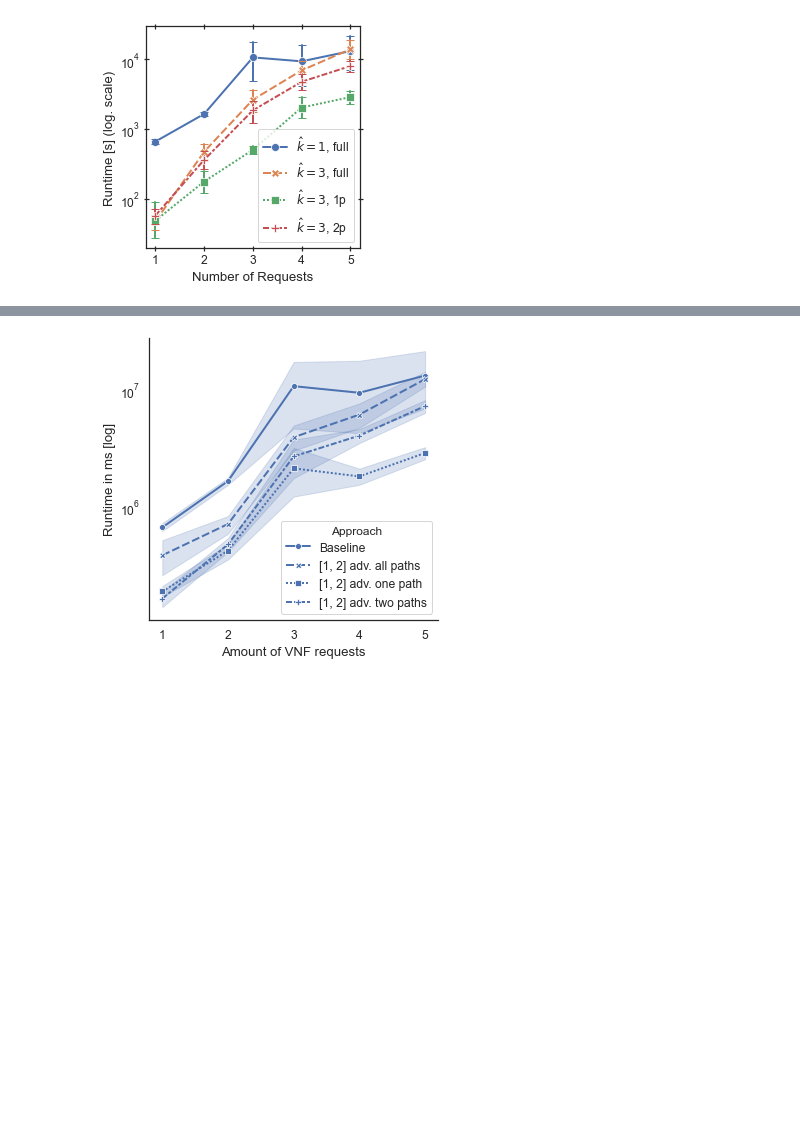
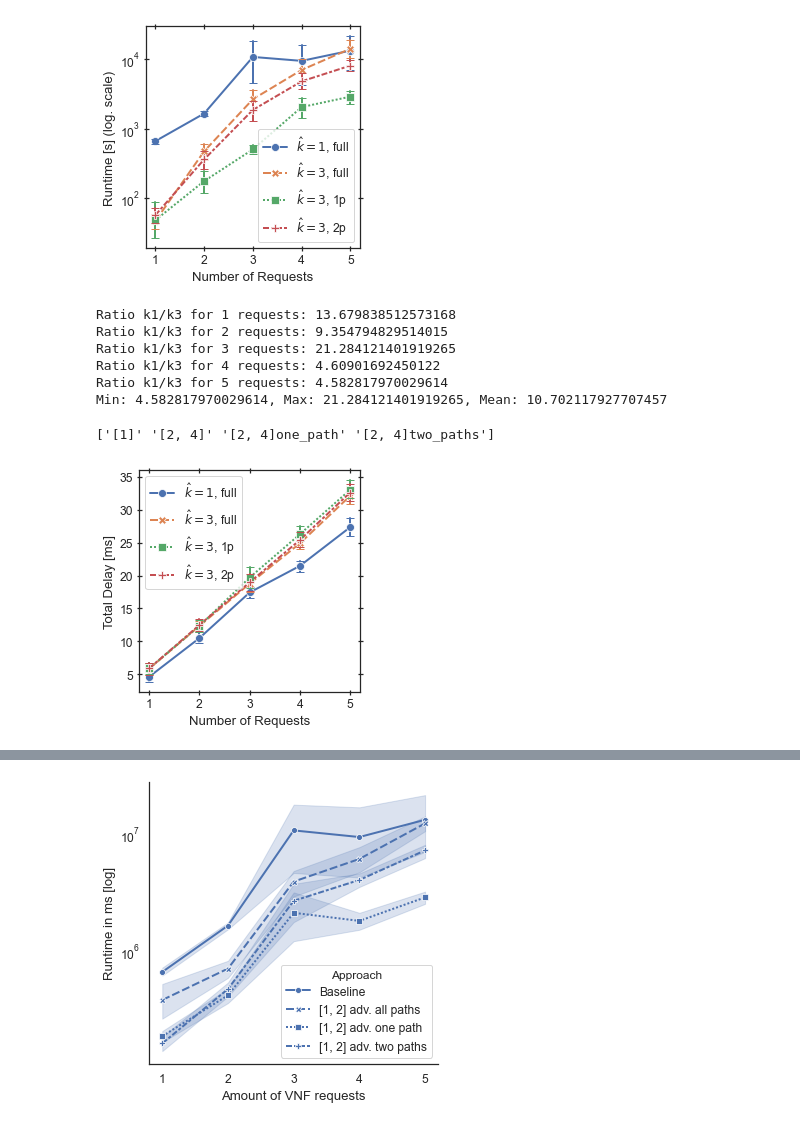
Before and after one commit to CN-UPB/hierarchical-coordination, a Jupyter notebook: eval/research_q_3.ipynb, the cells around one changed output, grey strips where cells are left out. Drawn from its saved outputs; the diff is of its cells as text; code cells hidden in the pictures; blank space fills up the shorter version.

```diff
--- a/eval/research_q_3.ipynb
+++ b/eval/research_q_3.ipynb
@@ -39,5 +39,10 @@ def mapped_labels(original_labels):
 # combine df with normal/full advertisment & reduced advertisement
 # only select central baseline and k=3; sort
 full_df_wo_inf = df_ss_no_inf.append(df_wo_inf)
+# filter out any infeasible placements (there are still some!) + cast to int
+full_df_wo_inf = full_df_wo_inf[full_df_wo_inf['placements'] != 'INFEASIBLE']
+full_df_wo_inf['placements'] = full_df_wo_inf['placements'].astype('int')
 sub_df_wo_inf = full_df_wo_inf[full_df_wo_inf['hierarchy'].isin(label_mapping.keys())]
+# make column categorical and define sort order: https://stackoverflow.com/a/13839029/2745116
+sub_df_wo_inf['hierarchy'] = pd.Categorical(sub_df_wo_inf['hierarchy'], ['[1]', '[2, 4]', '[2, 4]two_paths', '[2, 4]one_path'])
 sub_df_wo_inf = sub_df_wo_inf.sort_values(by='hierarchy')
@@ -70,3 +103,33 @@ plot_runtime(sub_df_wo_inf)
 # %% [output]
 ['[1]' '[2, 4]' '[2, 4]one_path' '[2, 4]two_paths']
 [figure]
+# %%
+analyze_ratio('runtime', k1_by_k3=True)
+# %% [output]
+Ratio k1/k3 for 1 requests: 13.679838512573168
+Ratio k1/k3 for 2 requests: 9.354794829514015
+Ratio k1/k3 for 3 requests: 21.284121401919265
+Ratio k1/k3 for 4 requests: 4.60901692450122
+Ratio k1/k3 for 5 requests: 4.582817970029614
+Min: 4.582817970029614, Max: 21.284121401919265, Mean: 10.702117927707457
+# %%
+def plot_delay(df):
+    fig, ax = plt.subplots(figsize=(4, 4))
+    sns.set(font_scale=1.1, style='white', rc={'lines.linewidth': 2})
+
+    print(df['hierarchy'].unique())
+    sns.lineplot(df['request_count'], df['sum_total_delay'], hue=df['hierarchy'], style=df['hierarchy'], markers=True, markersize=8, legend=False,
+                err_style='bars', err_kws={'capsize': 4})
+
+    ax.set_xlabel('Number of Requests')
+    ax.set_ylabel('Total Delay [ms]')
+    ax.tick_params(axis='both', direction='inout', length=5, bottom=True, left=True, right=True, top=True)
+    plt.legend(labels=mapped_labels(df['hierarchy'].unique()))
+
+    plt.tight_layout()
+    fig.savefig('final_figs/adv_total_delay.pdf')
+
+plot_delay(sub_df_wo_inf)
+# %% [output]
+['[1]' '[2, 4]' '[2, 4]one_path' '[2, 4]two_paths']
+[figure, added]
```
Also changed, not shown: parts of 7 cells of this notebook, 17 other files.
